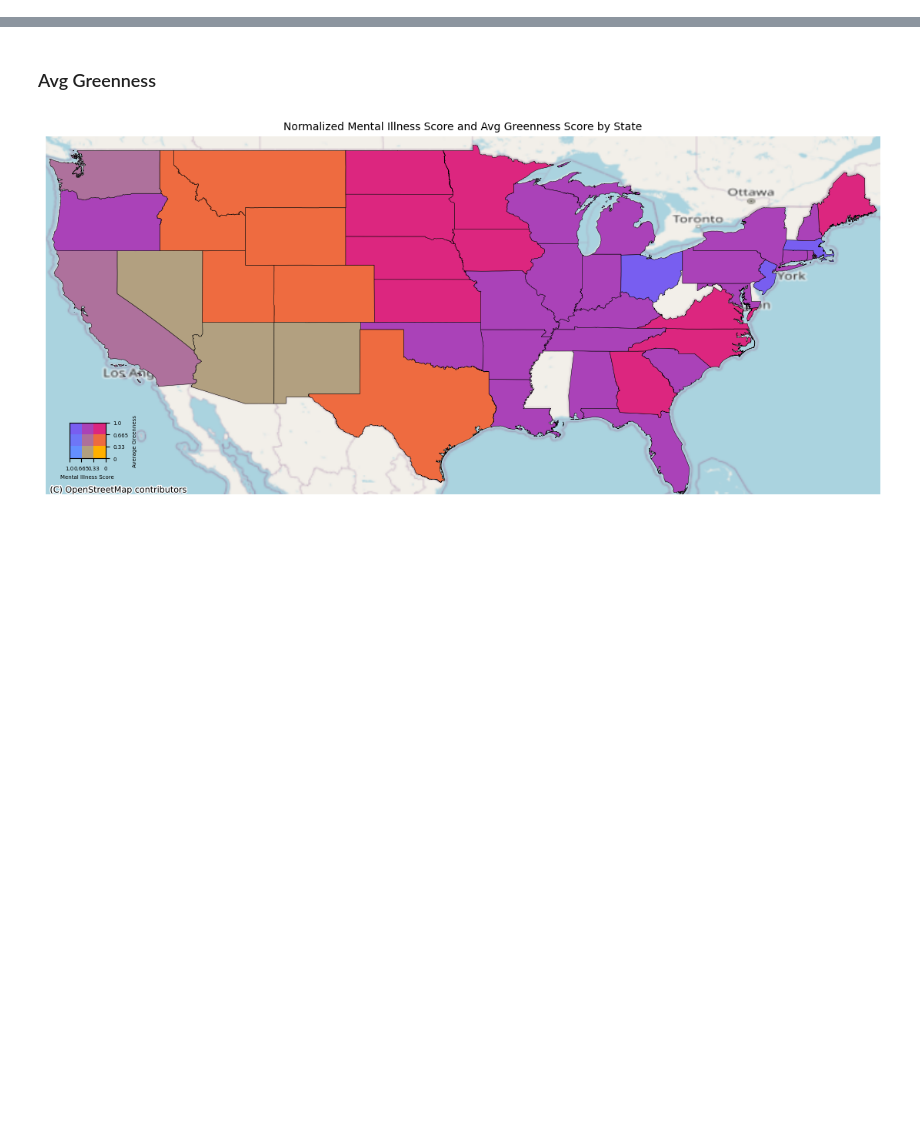
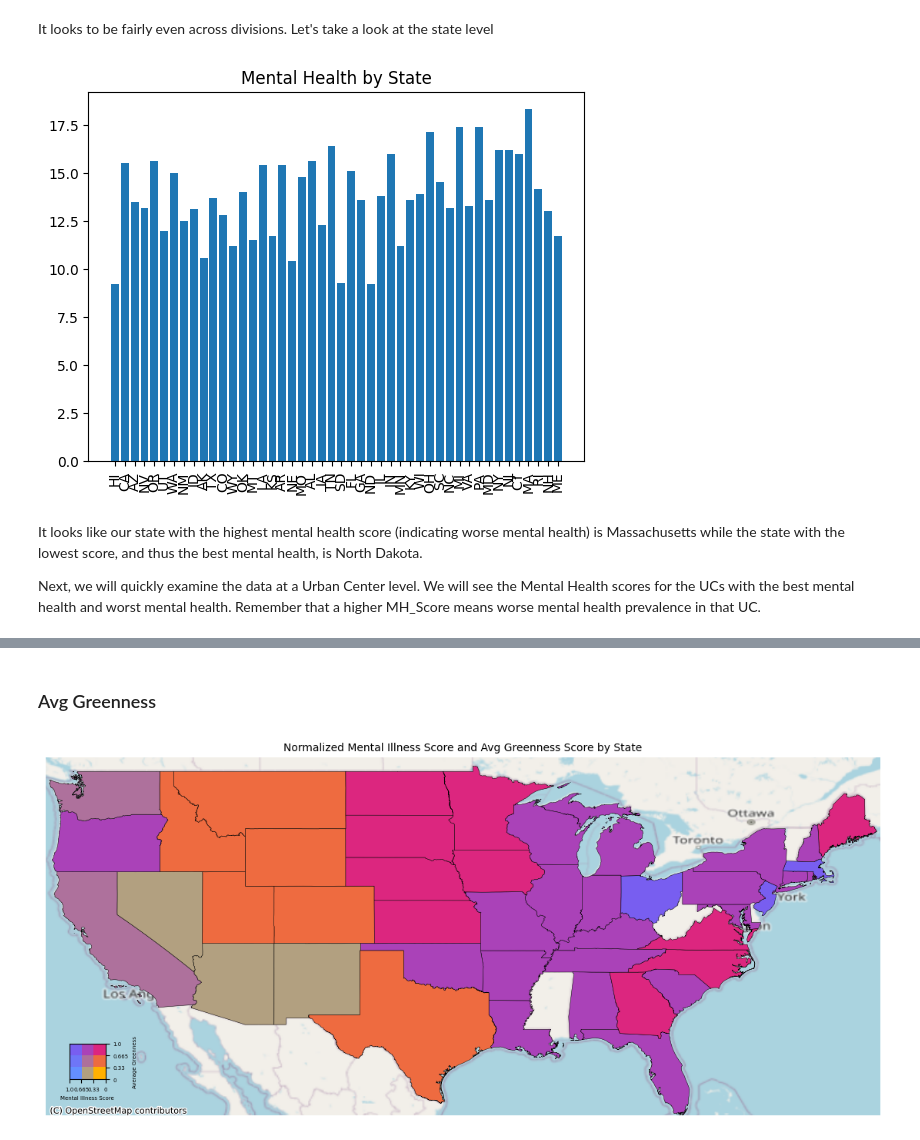
Before and after one commit to shuting2023/Natures_Rx, a Jupyter notebook: src/data_analysis.ipynb, the cells around one changed output, grey strips where cells are left out. Cells and saved outputs as stored; diff of their text form; code cells hidden in the pictures; blank space fills up the shorter version.

```diff
--- a/src/data_analysis.ipynb
+++ b/src/data_analysis.ipynb
@@ -25,0 +108,13 @@ merged_data = path.merged_data_file
+# %% [markdown]
+It looks to be fairly even across divisions. Let's take a look at the state level
+# %%
+plt.bar(df['State'], df['MH_Score'])
+plt.xticks(rotation=90)
+plt.title("Mental Health by State")
+plt.show()
+# %% [output]
+[figure, added]
+# %% [markdown]
+It looks like our state with the highest mental health score (indicating worse mental health) is Massachusetts while the state with the lowest score, and thus the best mental health, is North Dakota.
+
+Next, we will quickly examine the data at a Urban Center level. We will see the Mental Health scores for the UCs with the best mental health and worst mental health. Remember that a higher MH_Score means worse mental health prevalence in that UC.
```
Also changed, not shown: parts of 74 cells of this notebook, 2 other files.
